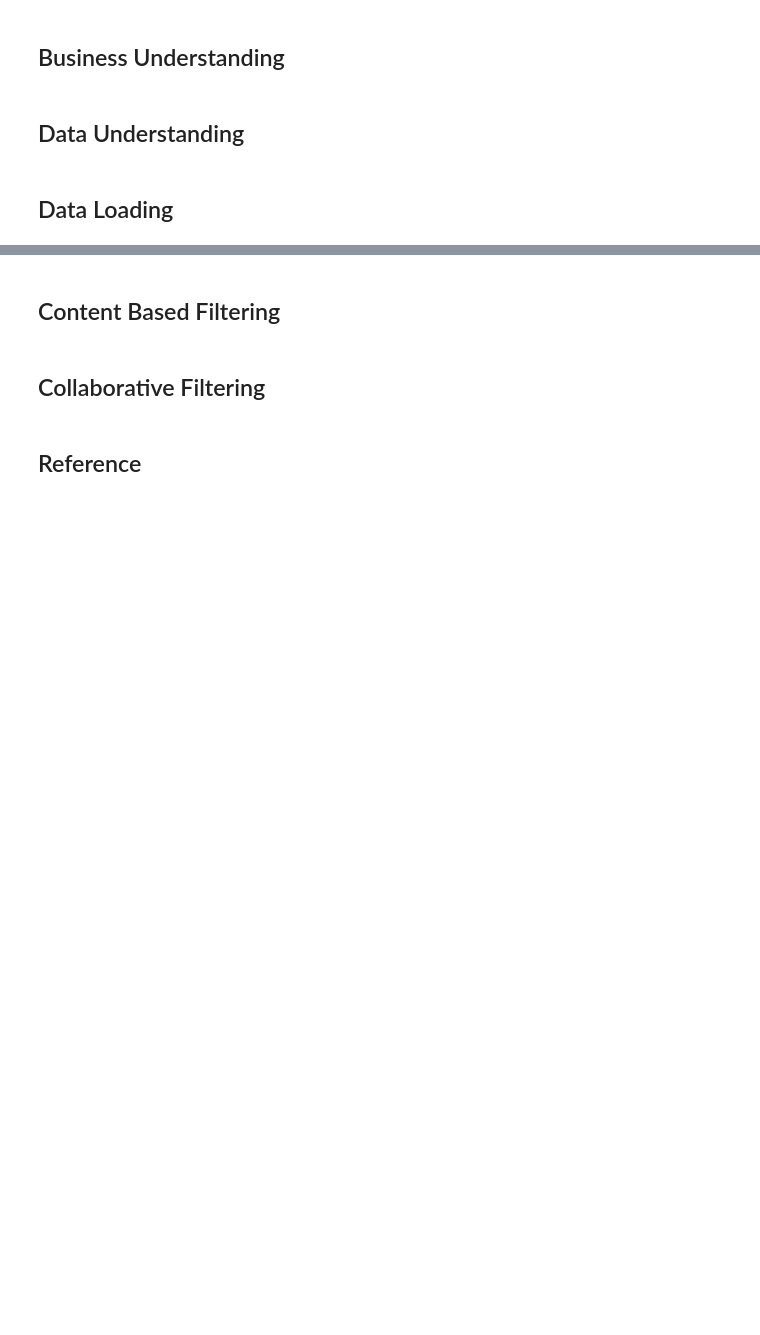
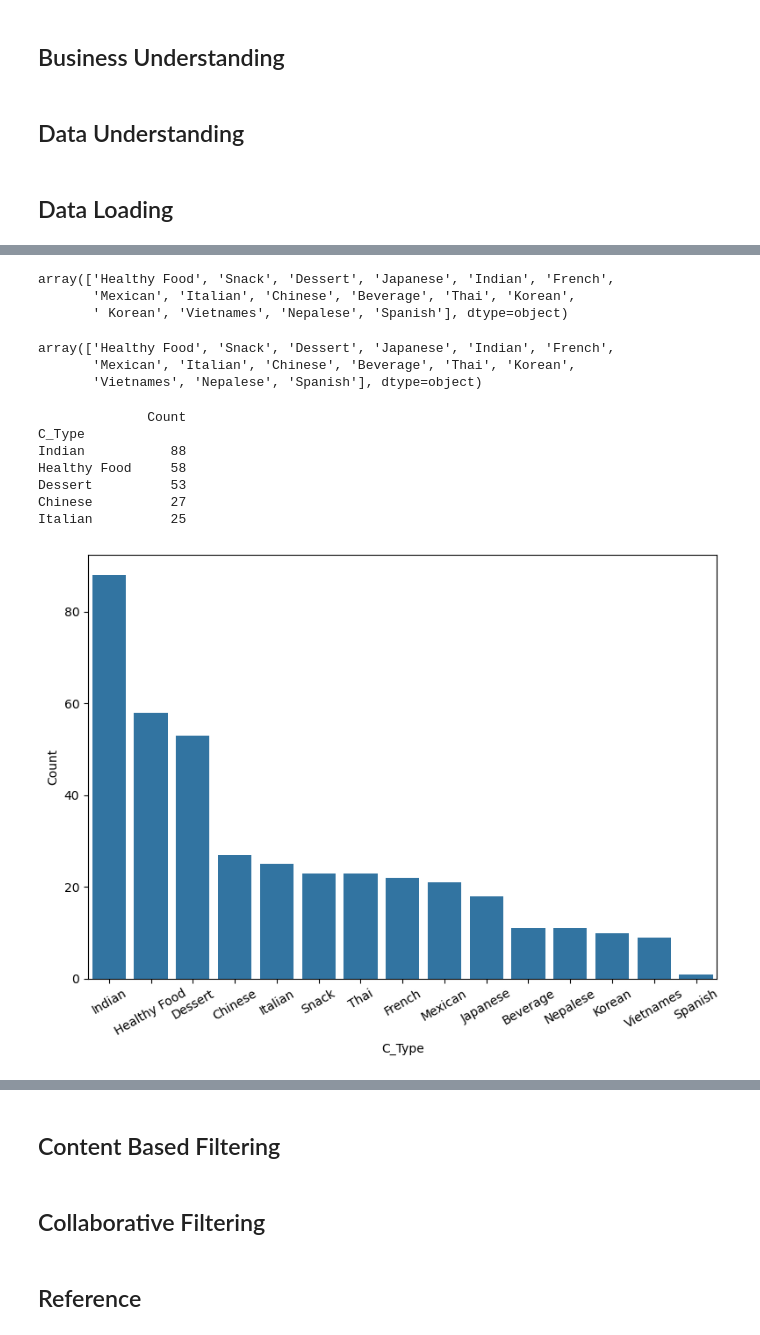
Before and after one commit to mfathul21/food-recommendations, a Jupyter notebook: Proyek_Akhir_Food_Recomendations_System.ipynb, the cells around one changed output, grey strips where cells are left out. Drawn from its saved outputs; the diff is of its cells as text; code cells hidden in the pictures; blank space fills up the shorter version.

Commit message:
Add Data Loading & EDA

```diff
--- a/Proyek_Akhir_Food_Recomendations_System.ipynb
+++ b/Proyek_Akhir_Food_Recomendations_System.ipynb
@@ -18,0 +59,6 @@ Selain meningkatkan kepuasan pelanggan, implementasi sistem rekomendasi makanan
+# %%
+foods = pd.read_csv('/content/1662574418893344.csv')
+ratings = pd.read_csv('/content/ratings.csv')
+
+print(f"shape of foods: {foods.shape}")
+print(f"shape of ratings: {ratings.shape}")
@@ -18,0 +116,34 @@ Selain meningkatkan kepuasan pelanggan, implementasi sistem rekomendasi makanan
+# %%
+foods['C_Type'].unique()
+# %% [output]
+array(['Healthy Food', 'Snack', 'Dessert', 'Japanese', 'Indian', 'French',
+       'Mexican', 'Italian', 'Chinese', 'Beverage', 'Thai', 'Korean',
+       ' Korean', 'Vietnames', 'Nepalese', 'Spanish'], dtype=object)
+# %%
+foods['C_Type'] = foods['C_Type'].apply(lambda x: ' '.join(x.split()))
+foods['C_Type'].unique()
+# %% [output]
+array(['Healthy Food', 'Snack', 'Dessert', 'Japanese', 'Indian', 'French',
+       'Mexican', 'Italian', 'Chinese', 'Beverage', 'Thai', 'Korean',
+       'Vietnames', 'Nepalese', 'Spanish'], dtype=object)
+# %%
+group_c_type = foods.groupby('C_Type')['C_Type'].agg('count').to_frame()
+group_c_type = group_c_type.rename(columns={'C_Type': 'Count'})
+group_c_type = group_c_type.sort_values(by='Count', ascending=False)
+print(group_c_type.head(), '\n')
+
+plt.figure(figsize=(8,6))
+
+sns.barplot(x=group_c_type.index, y='Count', data=group_c_type)
+plt.xticks(rotation=30)
+plt.tight_layout()
+plt.show()
+# %% [output]
+              Count
+C_Type
+Indian           88
+Healthy Food     58
+Dessert          53
+Chinese          27
+Italian          25
+[figure, added]
```
Also changed, not shown: parts of 25 cells of this notebook.
